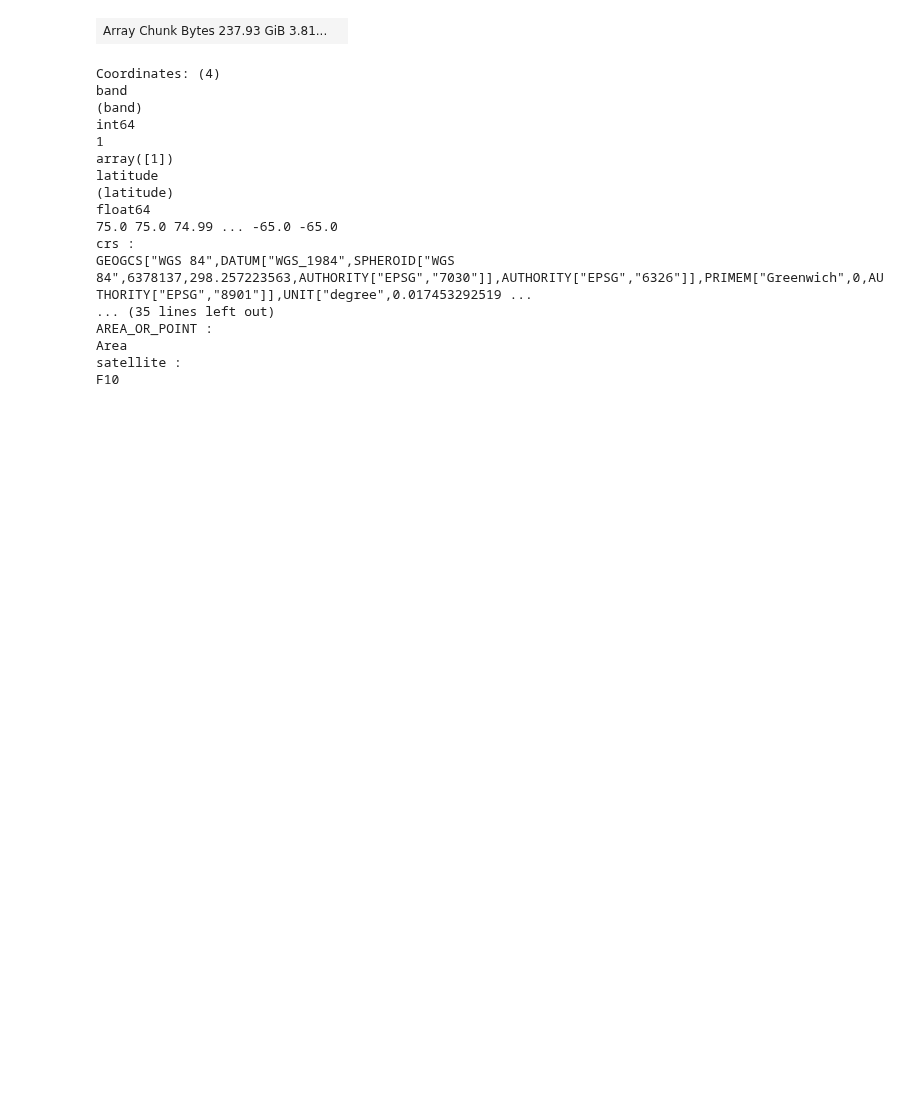
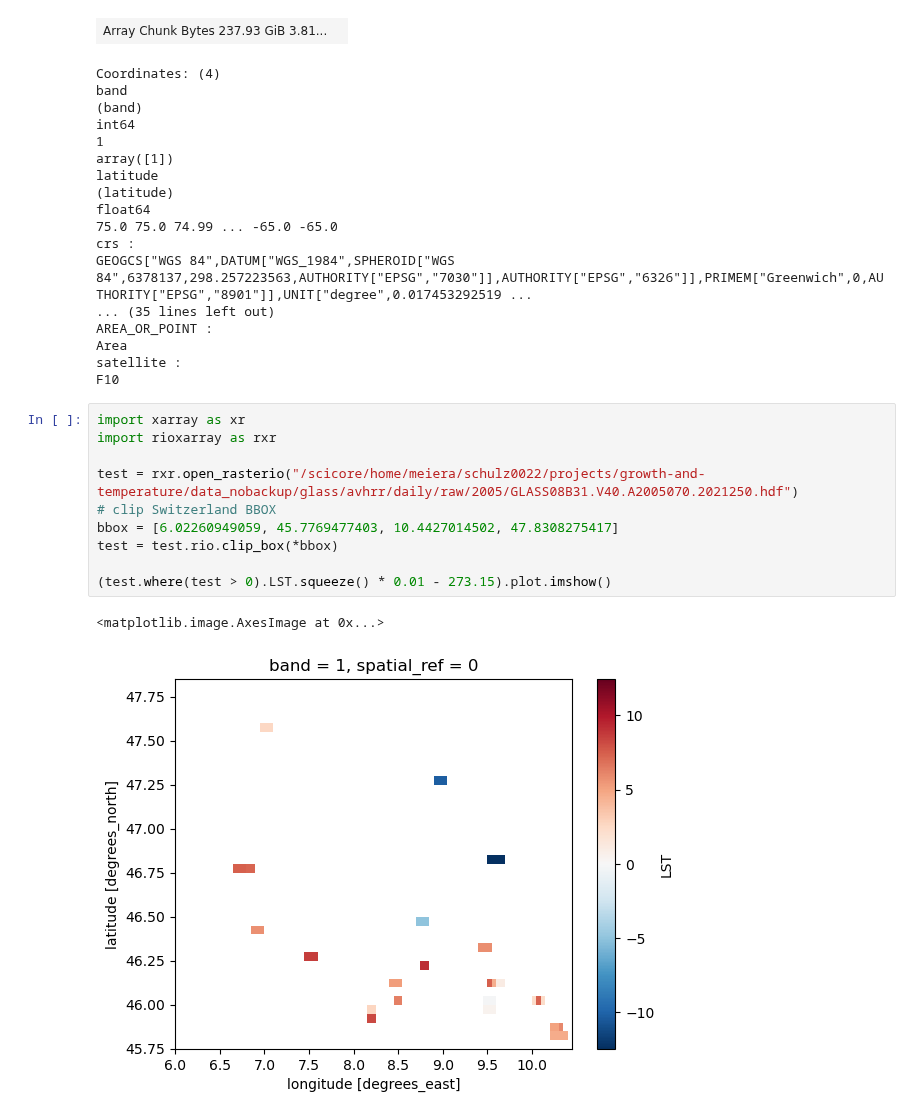
Before and after one commit to felixschulz385/growth-and-temperature, a Jupyter notebook: gnt/experiments/grid.ipynb, the cells around one changed output. Cells and saved outputs as stored; diff of their text form; blank space fills up the shorter version.

```diff
--- a/gnt/experiments/grid.ipynb
+++ b/gnt/experiments/grid.ipynb
@@ -1031,3 +1031,16 @@ AREA_OR_POINT :
 Area
 satellite :
 F10
+# %%
+import xarray as xr
+import rioxarray as rxr
+
+test = rxr.open_rasterio("/scicore/home/meiera/schulz0022/projects/growth-and-temperature/data_nobackup/glass/avhrr/daily/raw/2005/GLASS08B31.V40.A2005070.2021250.hdf")
+# clip Switzerland BBOX
+bbox = [6.02260949059, 45.7769477403, 10.4427014502, 47.8308275417]
+test = test.rio.clip_box(*bbox)
+
+(test.where(test > 0).LST.squeeze() * 0.01 - 273.15).plot.imshow()
+# %% [output]
+<matplotlib.image.AxesImage at 0x...>
+[figure, added]
```
Also changed, not shown: parts of 4 cells of this notebook, 4 other files.
